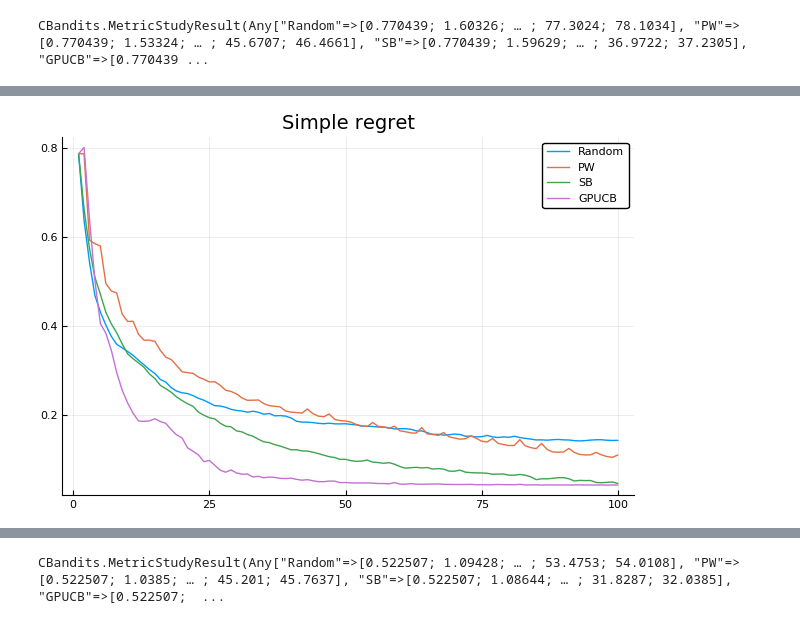
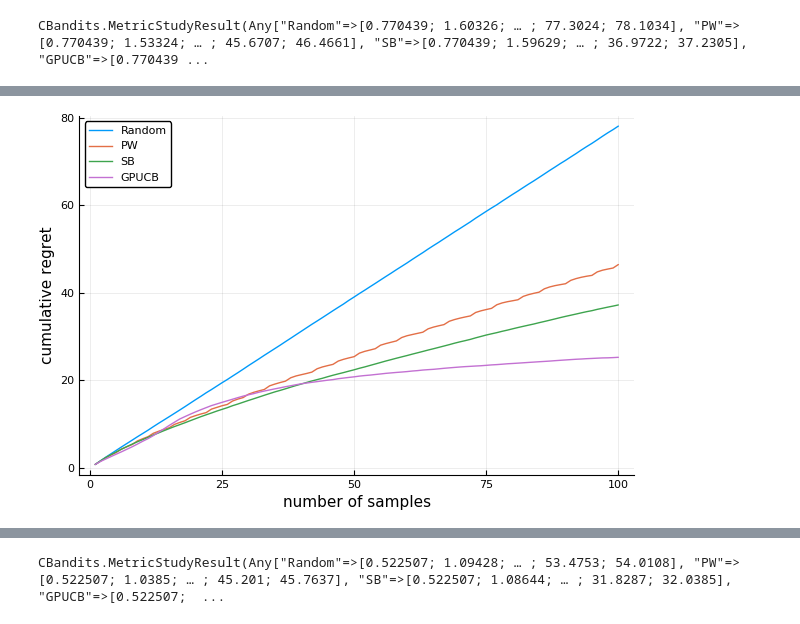
Before and after one commit to rcnlee/CBandits.jl, a Jupyter notebook: notebooks/Bandits.ipynb, the cells around one changed output, grey strips where cells are left out. Cells and saved outputs as stored; diff of their text form; code cells hidden in the pictures.

```diff
--- a/notebooks/Bandits.ipynb
+++ b/notebooks/Bandits.ipynb
@@ -123,4 +119,6 @@ plot(result, :cum_regret)
-# %%
-plot(result, :simple_regret)
-# %% [output]
-[figure, removed]
+# %%
+p = plot(result, :cum_regret)
+png(p, "./cum_regret_twobumps.png")
+p
+# %% [output]
+[figure, added]
```
Also changed, not shown: parts of 16 cells of this notebook, 4 other files.
